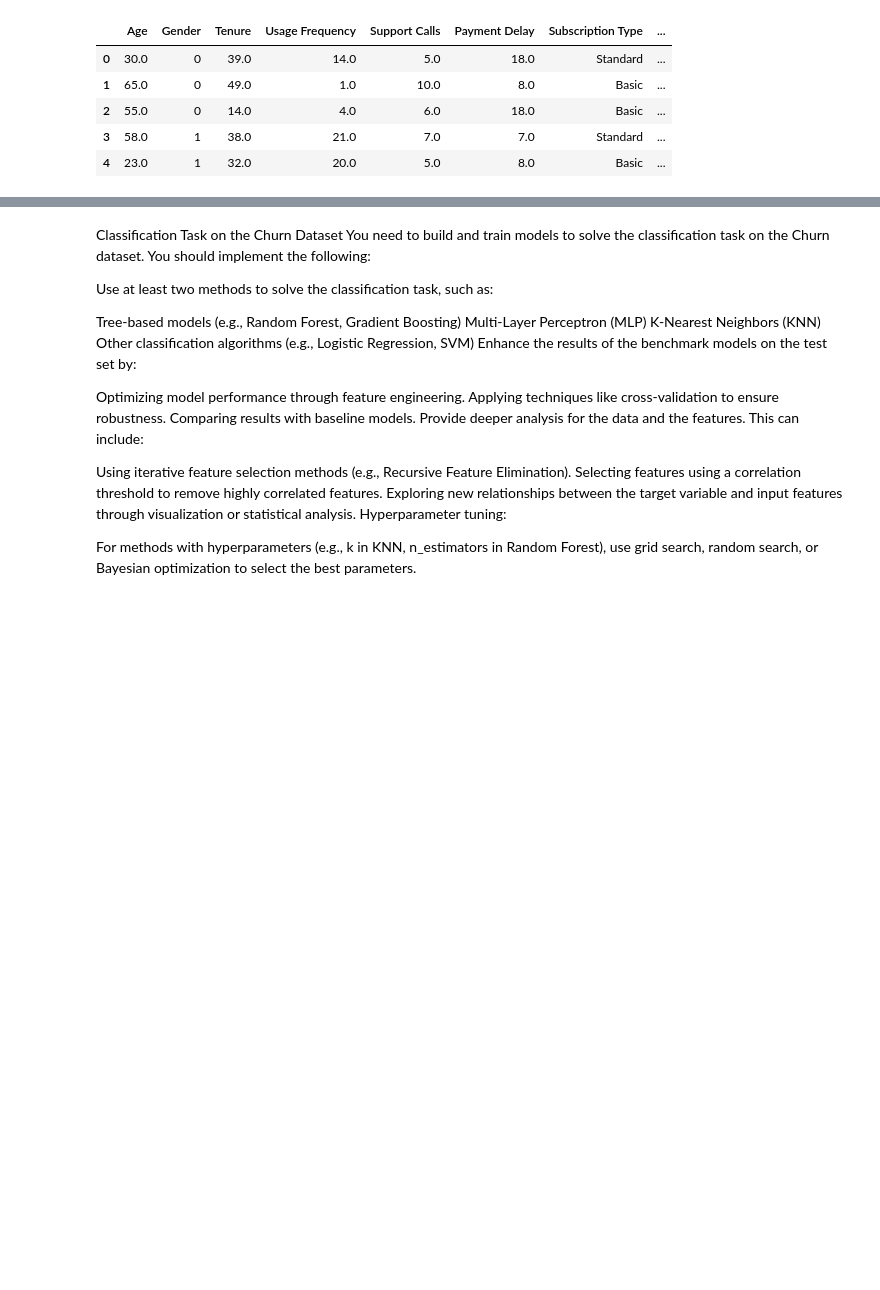
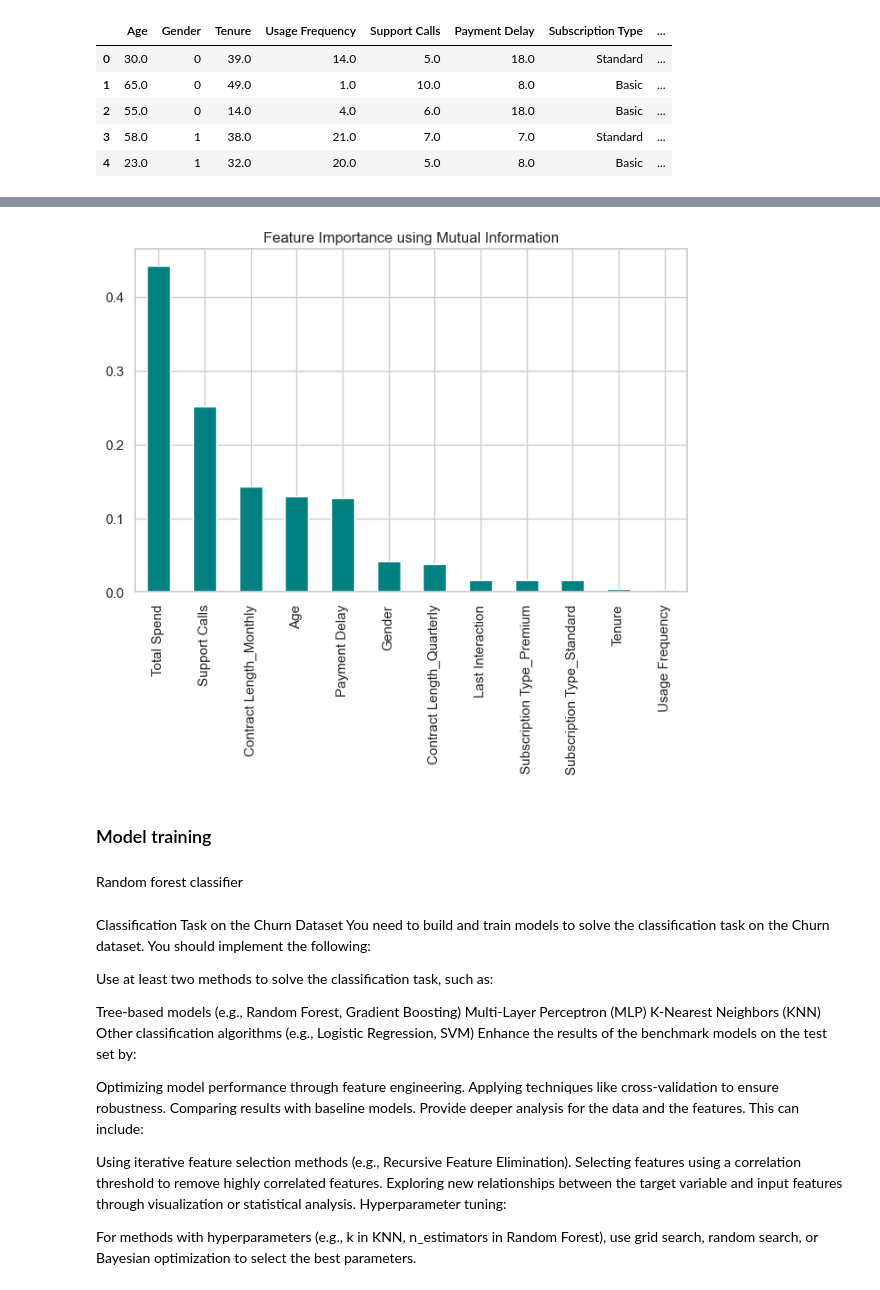
Before and after one commit to kvufee/itmo_ml_kaggle, a Jupyter notebook: hw1/classification.ipynb, the cells around one changed output, grey strips where cells are left out. Cells and saved outputs as stored; diff of their text form; code cells hidden in the pictures; blank space fills up the shorter version.

```diff
--- a/hw1/classification.ipynb
+++ b/hw1/classification.ipynb
@@ -131,0 +241,15 @@ sns.heatmap(data_train.corr(numeric_only=True, method='pearson'), annot=True, ma
+# %%
+X_features_classification = data_train.drop(columns=['Churn'])
+y_features_classification = data_train['Churn']
+# %%
+mi_scores = mutual_info_classif(X_features_classification, y_features_classification, random_state=42)
+mi_scores_series = pd.Series(mi_scores, index=X_features_classification.columns).sort_values(ascending=False)
+
+plt.figure(figsize=(8, 5))
+mi_scores_series.plot(kind='bar', color='teal')
+plt.title("Feature Importance using Mutual Information")
+plt.show()
+# %% [output]
+[figure, added]
+# %% [markdown]
+### Model training
@@ -131,0 +262,2 @@ sns.heatmap(data_train.corr(numeric_only=True, method='pearson'), annot=True, ma
+# %% [markdown]
+Random forest classifier
```
Also changed, not shown: parts of 29 cells of this notebook.
